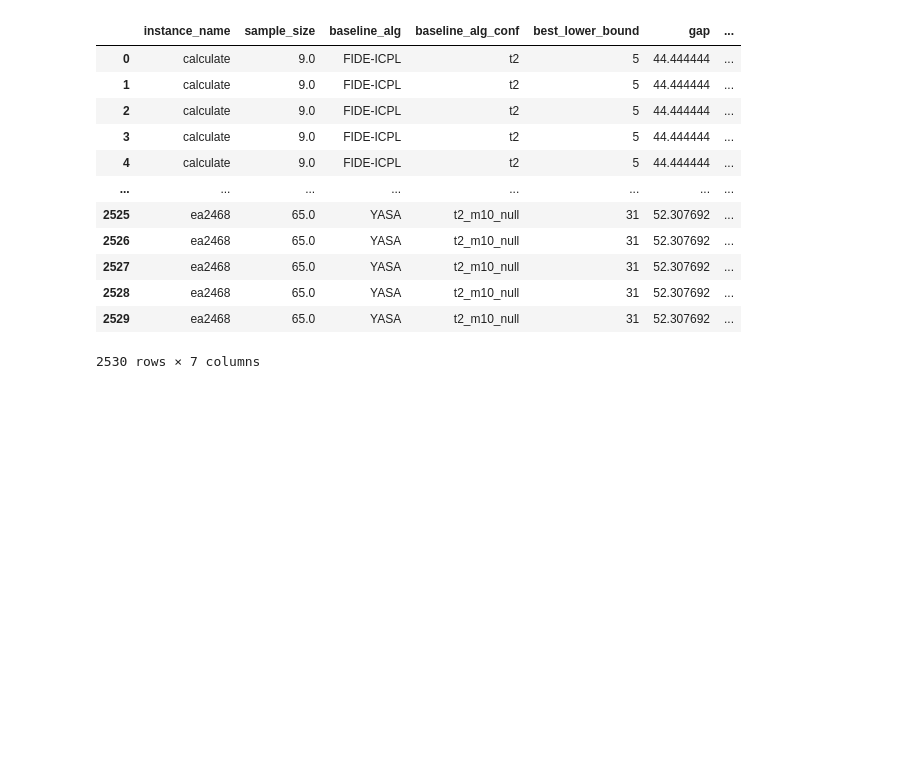
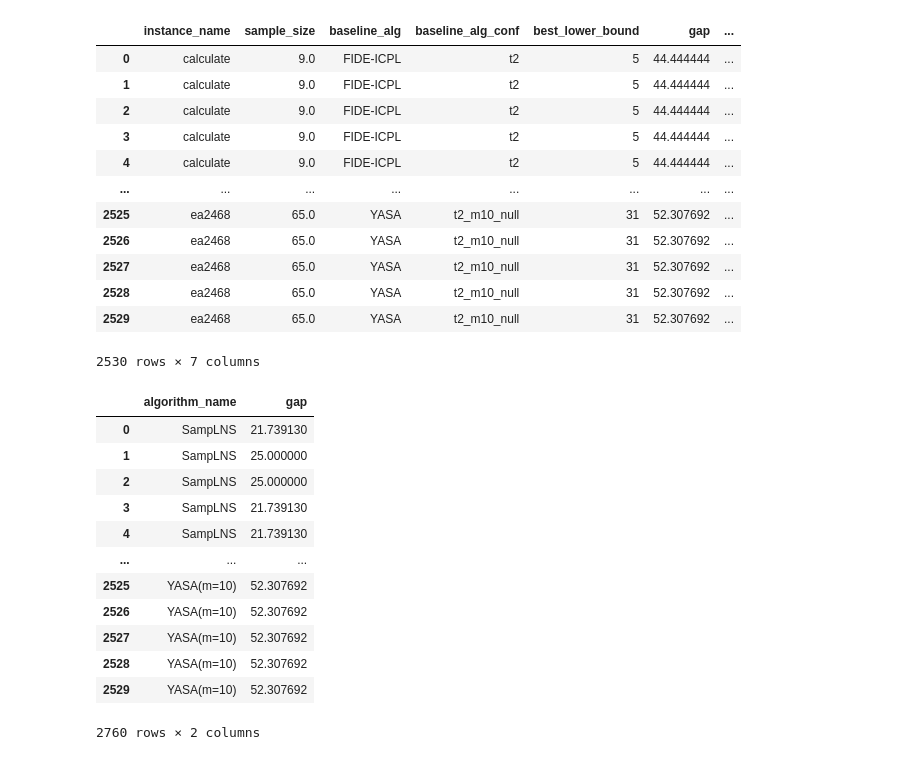
Before and after one commit to tubs-alg/SampLNS, a Jupyter notebook: evaluation/04_based_on_yasa/07_lower_bound_gap.ipynb, the cells around one changed output. Saved outputs shown, nothing was run; the diff lists cells and outputs as text; code cells hidden in the pictures; blank space fills up the shorter version.

```diff
--- a/evaluation/04_based_on_yasa/07_lower_bound_gap.ipynb
+++ b/evaluation/04_based_on_yasa/07_lower_bound_gap.ipynb
@@ -77,3 +78,20 @@ baseline_data
 | 2528 | ea2468 | 65.0 | YASA | t2_m10_null | 31 | 52.307692 | ... |
 | 2529 | ea2468 | 65.0 | YASA | t2_m10_null | 31 | 52.307692 | ... |
 2530 rows × 7 columns
+# %%
+gaps = pd.concat([samplns_data[["algorithm_name", "gap"]], baseline_data[['algorithm_name', 'gap']]])
+gaps
+# %% [output]
+|  | algorithm_name | gap |
+| 0 | SampLNS | 21.739130 |
+| 1 | SampLNS | 25.000000 |
+| 2 | SampLNS | 25.000000 |
+| 3 | SampLNS | 21.739130 |
+| 4 | SampLNS | 21.739130 |
+| ... | ... | ... |
+| 2525 | YASA(m=10) | 52.307692 |
+| 2526 | YASA(m=10) | 52.307692 |
+| 2527 | YASA(m=10) | 52.307692 |
+| 2528 | YASA(m=10) | 52.307692 |
+| 2529 | YASA(m=10) | 52.307692 |
+2760 rows × 2 columns
```
Also changed, not shown: parts of 3 cells of this notebook, 12 other files.
